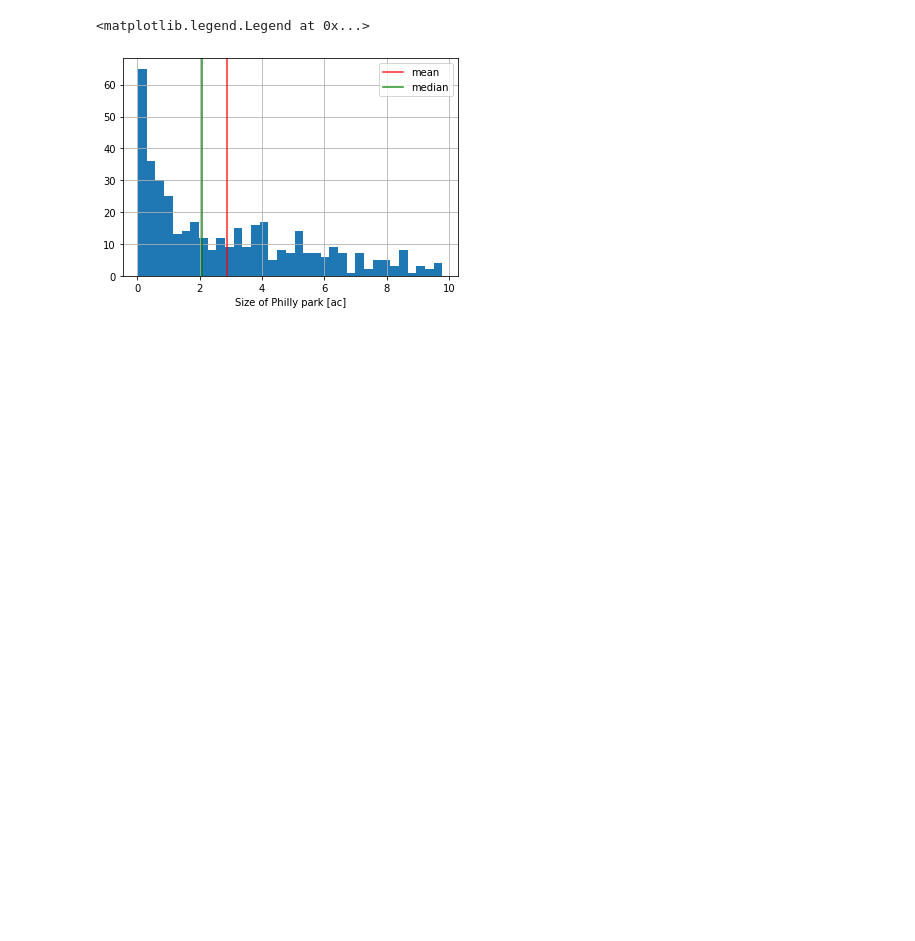
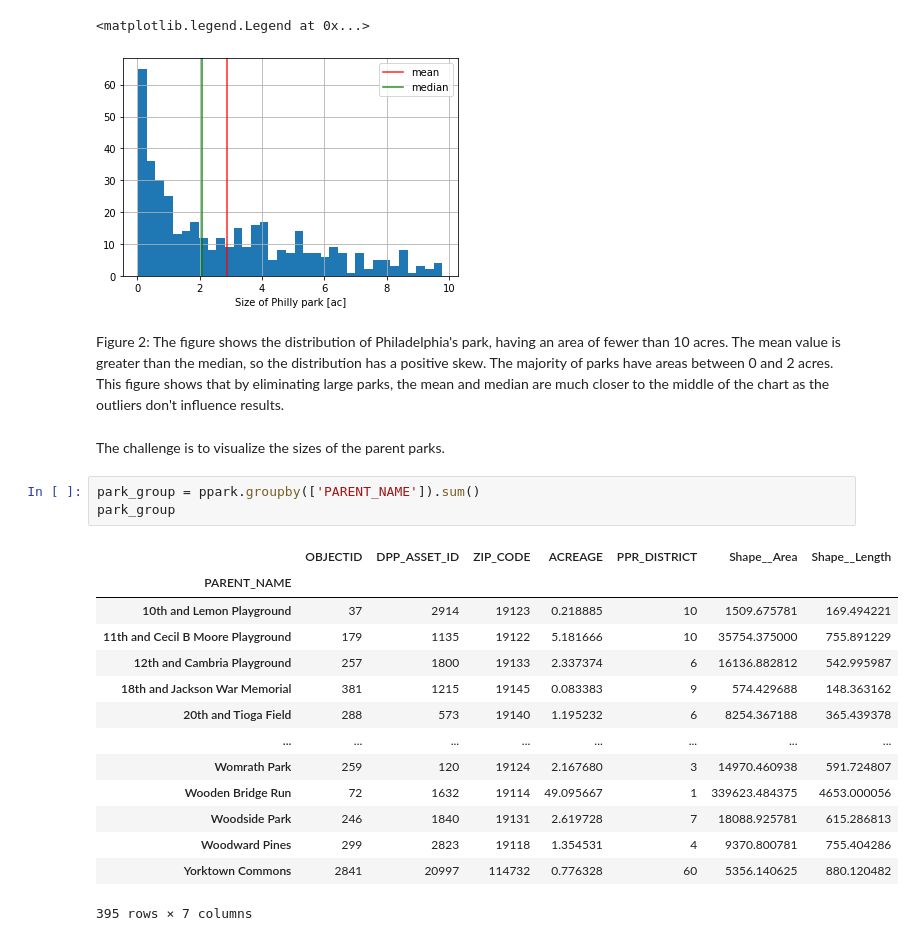
Before and after one commit to amir1913/PUS2022_AMeydani, a Jupyter notebook: HW3.ipynb, the cells around one changed output. Cells and saved outputs as stored; diff of their text form; blank space fills up the shorter version.

```diff
--- a/HW3.ipynb
+++ b/HW3.ipynb
@@ -119,3 +119,25 @@ ax.legend([meanps, medianps], labels = ['mean', 'median'])
 # %% [output]
 <matplotlib.legend.Legend at 0x...>
 [figure]
+# %% [markdown]
+Figure 2: The figure shows the distribution of Philadelphia's park, having an area of fewer than 10 acres. The mean value is greater than the median, so the distribution has a positive skew. The majority of parks have areas between 0 and 2 acres. This figure shows that by eliminating large parks, the mean and median are much closer to the middle of the chart as the outliers don't influence results.
+# %% [markdown]
+The challenge is to visualize the sizes of the parent parks.
+# %%
+park_group = ppark.groupby(['PARENT_NAME']).sum()
+park_group
+# %% [output]
+|  | OBJECTID | DPP_ASSET_ID | ZIP_CODE | ACREAGE | PPR_DISTRICT | Shape__Area | Shape__Length |
+| PARENT_NAME |  |  |  |  |  |  |  |
+| 10th and Lemon Playground | 37 | 2914 | 19123 | 0.218885 | 10 | 1509.675781 | 169.494221 |
+| 11th and Cecil B Moore Playground | 179 | 1135 | 19122 | 5.181666 | 10 | 35754.375000 | 755.891229 |
+| 12th and Cambria Playground | 257 | 1800 | 19133 | 2.337374 | 6 | 16136.882812 | 542.995987 |
+| 18th and Jackson War Memorial | 381 | 1215 | 19145 | 0.083383 | 9 | 574.429688 | 148.363162 |
+| 20th and Tioga Field | 288 | 573 | 19140 | 1.195232 | 6 | 8254.367188 | 365.439378 |
+| ... | ... | ... | ... | ... | ... | ... | ... |
+| Womrath Park | 259 | 120 | 19124 | 2.167680 | 3 | 14970.460938 | 591.724807 |
+| Wooden Bridge Run | 72 | 1632 | 19114 | 49.095667 | 1 | 339623.484375 | 4653.000056 |
+| Woodside Park | 246 | 1840 | 19131 | 2.619728 | 7 | 18088.925781 | 615.286813 |
+| Woodward Pines | 299 | 2823 | 19118 | 1.354531 | 4 | 9370.800781 | 755.404286 |
+| Yorktown Commons | 2841 | 20997 | 114732 | 0.776328 | 60 | 5356.140625 | 880.120482 |
+395 rows × 7 columns
```
Also changed, not shown: parts of 7 cells of this notebook.
